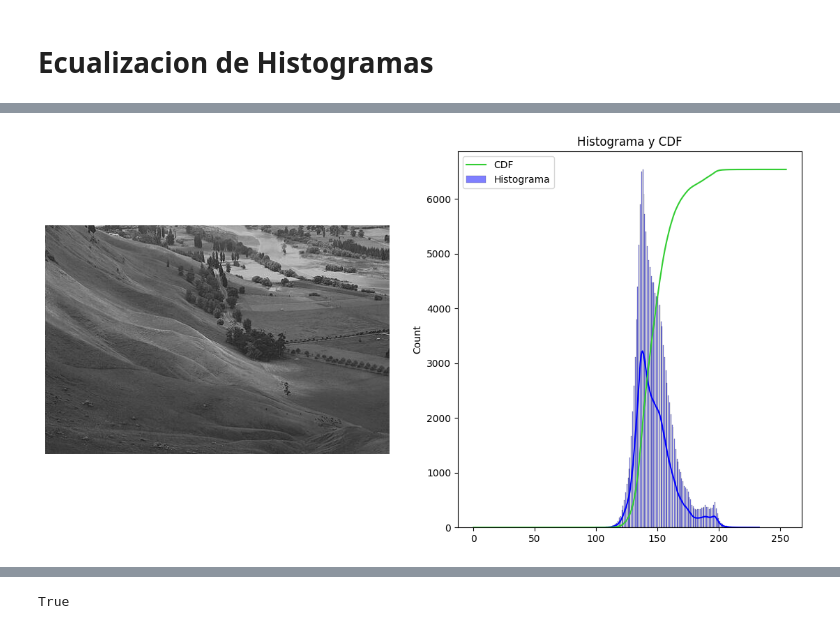
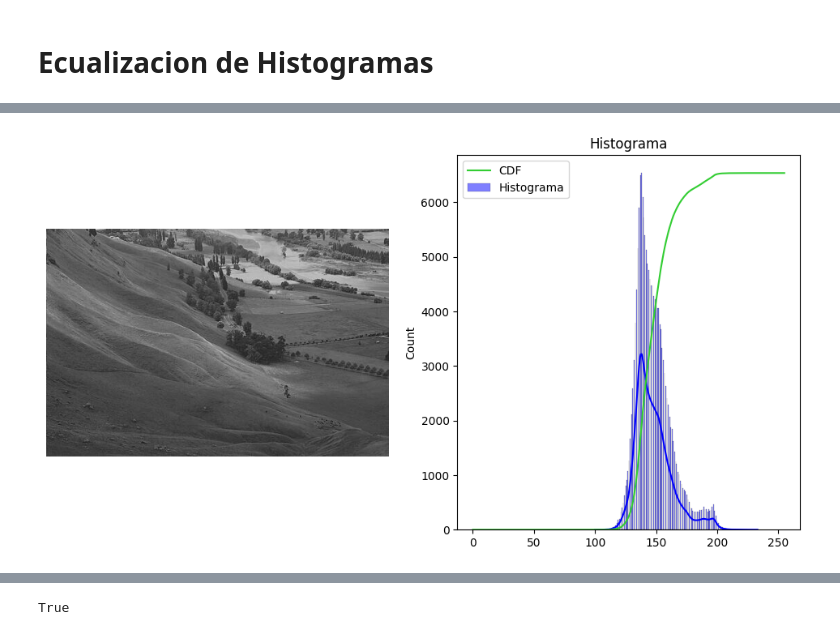
Before and after one commit to Dreelliot/TPMComp, a Jupyter notebook: expEqHist.ipynb, the cells around one changed output, grey strips where cells are left out. Cells and saved outputs as stored; diff of their text form; code cells hidden in the pictures.

```diff
--- a/expEqHist.ipynb
+++ b/expEqHist.ipynb
@@ -12,25 +31,21 @@ img = cv2.imread('ecua2.jpg', cv2.IMREAD_GRAYSCALE)
 # %%
 m, n = img.shape
 
-# Compute histogram and CDF
 hist, bins = np.histogram(img.ravel(), 256, [0, 256])
 cdf = hist.cumsum()
-cdf_norm = cdf * float(hist.max()) / cdf.max()  # Normalize the CDF
+cdf_norm = cdf * float(hist.max()) / cdf.max()
 
-# Plot the image and its histogram with CDF
-plt.figure(figsize=(14, 7))
+plt.figure(figsize=(12, 6))
 
-# Display the grayscale image
 plt.subplot(1, 2, 1)
 plt.imshow(img, cmap='gray')
 plt.axis('off')
 
-# Plot histogram and CDF
 plt.subplot(1, 2, 2)
 sns.histplot(img.ravel(), kde=True, bins=256, label='Histograma', color='blue')
 plt.plot(bins[:-1], cdf_norm, color='limegreen', label='CDF')
 plt.legend()
 plt.title('Histograma')
 plt.show()
 # %% [output]
-[figure, old version]
+[figure, new version]
```
Also changed, not shown: parts of 8 cells of this notebook.
